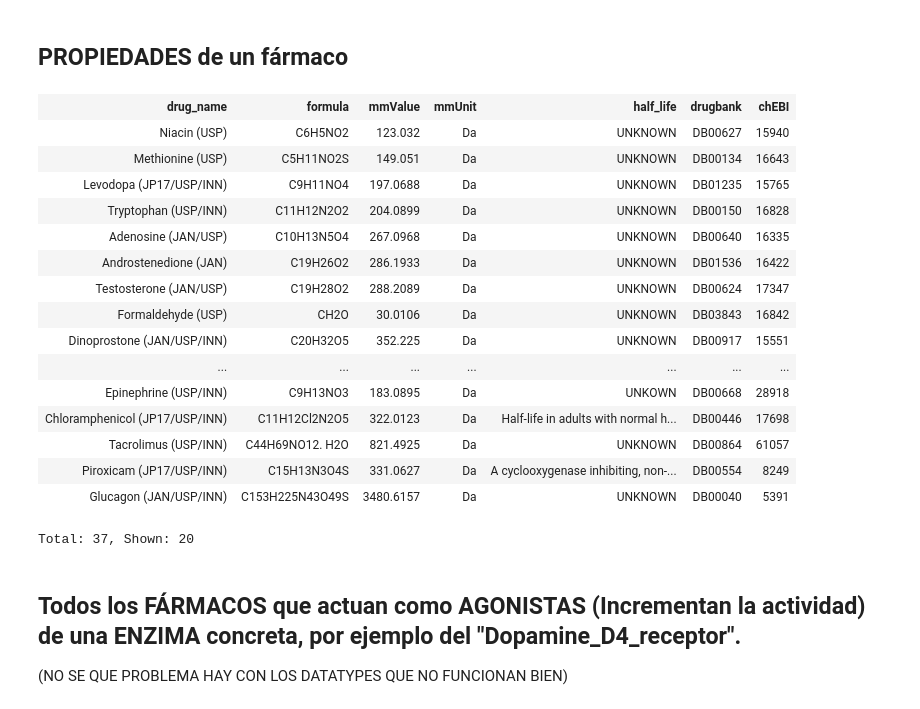
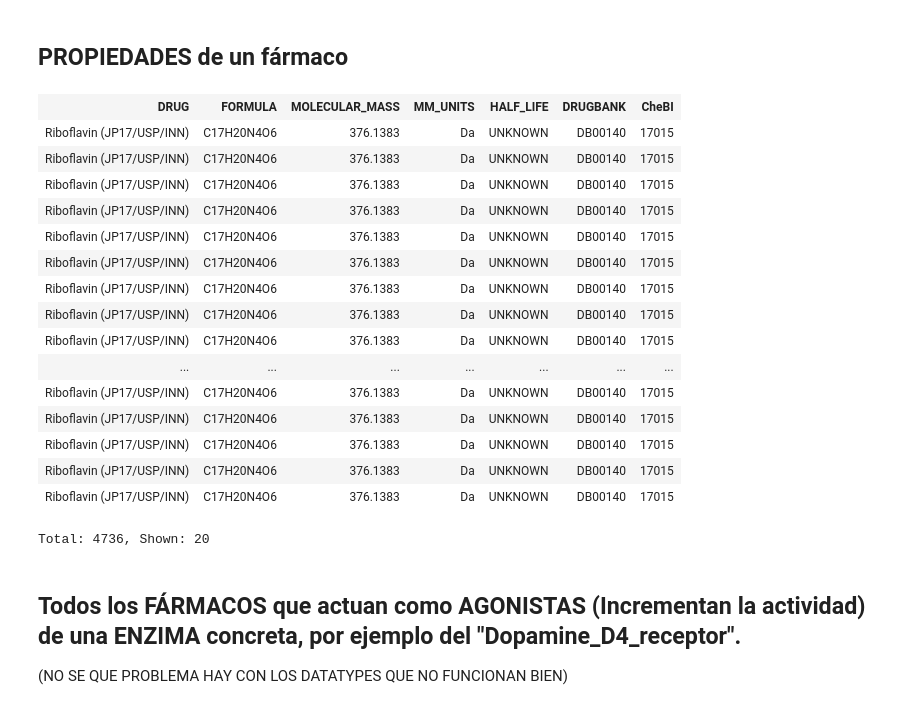
Before and after one commit to FernandoGaGu/DrugInterBankOntology, a Jupyter notebook: SPARQL/SPARQL.ipynb, the cells around one changed output. Drawn from its saved outputs; the diff is of its cells as text; code cells hidden in the pictures.

```diff
--- a/SPARQL/SPARQL.ipynb
+++ b/SPARQL/SPARQL.ipynb
@@ -133,40 +150,41 @@ Total: 18, Shown: 18
 # %%
 PREFIX dibo: <https://w3id.org/def/DIBO#>
 PREFIX dibo_core: <https://w3id.org/def/DIBO/>
 PREFIX dibo_data: <https://w3id.org/def/DIBO/data>
 PREFIX rdf: <https://w3id.org/1999/02/22-rdf-syntax-ns#>
 PREFIX rdfs: <http://www.w3.org/2000/01/rdf-schema#>
-SELECT ?drug_name ?formula ?mmValue ?mmUnit ?half_life ?drugbank ?chEBI
+SELECT (?drug_name AS ?DRUG) (?formula AS ?FORMULA) (?mmValue AS ?MOLECULAR_MASS) (?mmUnit AS ?MM_UNITS)
+(?half_life AS ?HALF_LIFE) (?drugbank AS ?DRUGBANK) (?chEBI AS ?CheBI)
 WHERE {
-    ?drug rdf:type dibo_core:Drug .
-    ?drug dibo:hasScientificName ?drug_name .
-    ?drug dibo:hasMolecularFormula ?formula .
-    ?drug dibo:hasMolecularMass ?molecularMass .
-    ?molecularMass rdf:type ?class .
-    ?molecularMass dibo:hasUnit ?mmUnit .
-    ?molecularMass dibo:hasValue ?mmValue .
-    ?drug dibo:hasHalfLife ?half_life .
-    ?drug dibo:hasDrugBankId ?drugbank .
-    ?drug dibo:hasChebiId ?chEBI
+    ?drug a dibo_core:Drug ;
+            dibo:hasScientificName ?drug_name ;
+            dibo:hasMolecularFormula ?formula ;
+            dibo:hasMolecularMass ?molecularMass .
+    ?molecularMass a ?class ;
+                     dibo:hasUnit ?mmUnit ;
+                     dibo:hasValue ?mmValue .
+    ?drug dibo:hasHalfLife ?half_life ;
+          dibo:hasDrugBankId ?drugbank ;
+          dibo:hasChebiId ?chEBI
 }
 # %% [output]
-| drug_name | formula | mmValue | mmUnit | half_life | drugbank | chEBI |
-| Niacin (USP) | C6H5NO2 | 123.032 | Da | UNKNOWN | DB00627 | 15940 |
-| Methionine (USP) | C5H11NO2S | 149.051 | Da | UNKNOWN | DB00134 | 16643 |
-| Levodopa (JP17/USP/INN) | C9H11NO4 | 197.0688 | Da | UNKNOWN | DB01235 | 15765 |
-| Tryptophan (USP/INN) | C11H12N2O2 | 204.0899 | Da | UNKNOWN | DB00150 | 16828 |
-| Adenosine (JAN/USP) | C10H13N5O4 | 267.0968 | Da | UNKNOWN | DB00640 | 16335 |
-| Androstenedione (JAN) | C19H26O2 | 286.1933 | Da | UNKNOWN | DB01536 | 16422 |
-| Testosterone (JAN/USP) | C19H28O2 | 288.2089 | Da | UNKNOWN | DB00624 | 17347 |
-| Formaldehyde (USP) | CH2O | 30.0106 | Da | UNKNOWN | DB03843 | 16842 |
-| Dinoprostone (JAN/USP/INN) | C20H32O5 | 352.225 | Da | UNKNOWN | DB00917 | 15551 |
+| DRUG | FORMULA | MOLECULAR_MASS | MM_UNITS | HALF_LIFE | DRUGBANK | CheBI |
+| Riboflavin (JP17/USP/INN) | C17H20N4O6 | 376.1383 | Da | UNKNOWN | DB00140 | 17015 |
+| Riboflavin (JP17/USP/INN) | C17H20N4O6 | 376.1383 | Da | UNKNOWN | DB00140 | 17015 |
+| Riboflavin (JP17/USP/INN) | C17H20N4O6 | 376.1383 | Da | UNKNOWN | DB00140 | 17015 |
+| Riboflavin (JP17/USP/INN) | C17H20N4O6 | 376.1383 | Da | UNKNOWN | DB00140 | 17015 |
+| Riboflavin (JP17/USP/INN) | C17H20N4O6 | 376.1383 | Da | UNKNOWN | DB00140 | 17015 |
+| Riboflavin (JP17/USP/INN) | C17H20N4O6 | 376.1383 | Da | UNKNOWN | DB00140 | 17015 |
+| Riboflavin (JP17/USP/INN) | C17H20N4O6 | 376.1383 | Da | UNKNOWN | DB00140 | 17015 |
+| Riboflavin (JP17/USP/INN) | C17H20N4O6 | 376.1383 | Da | UNKNOWN | DB00140 | 17015 |
+| Riboflavin (JP17/USP/INN) | C17H20N4O6 | 376.1383 | Da | UNKNOWN | DB00140 | 17015 |
 | ... | ... | ... | ... | ... | ... | ... |
-| Epinephrine (USP/INN) | C9H13NO3 | 183.0895 | Da | UNKOWN | DB00668 | 28918 |
-| Chloramphenicol (JP17/USP/INN) | C11H12Cl2N2O5 | 322.0123 | Da | Half-life in adults with normal h... | DB00446 | 17698 |
-| Tacrolimus (USP/INN) | C44H69NO12. H2O | 821.4925 | Da | UNKNOWN | DB00864 | 61057 |
-| Piroxicam (JP17/USP/INN) | C15H13N3O4S | 331.0627 | Da | A cyclooxygenase inhibiting, non-... | DB00554 | 8249 |
-| Glucagon (JAN/USP/INN) | C153H225N43O49S | 3480.6157 | Da | UNKNOWN | DB00040 | 5391 |
+| Riboflavin (JP17/USP/INN) | C17H20N4O6 | 376.1383 | Da | UNKNOWN | DB00140 | 17015 |
+| Riboflavin (JP17/USP/INN) | C17H20N4O6 | 376.1383 | Da | UNKNOWN | DB00140 | 17015 |
+| Riboflavin (JP17/USP/INN) | C17H20N4O6 | 376.1383 | Da | UNKNOWN | DB00140 | 17015 |
+| Riboflavin (JP17/USP/INN) | C17H20N4O6 | 376.1383 | Da | UNKNOWN | DB00140 | 17015 |
+| Riboflavin (JP17/USP/INN) | C17H20N4O6 | 376.1383 | Da | UNKNOWN | DB00140 | 17015 |
-Total: 37, Shown: 20
+Total: 4736, Shown: 20
 # %% [markdown]
 ## Todos los FÁRMACOS que actuan como AGONISTAS (Incrementan la actividad) de una ENZIMA concreta, por ejemplo del "**Dopamine_D4_receptor**".
 
```
Also changed, not shown: parts of 10 cells of this notebook, 35 other files.
